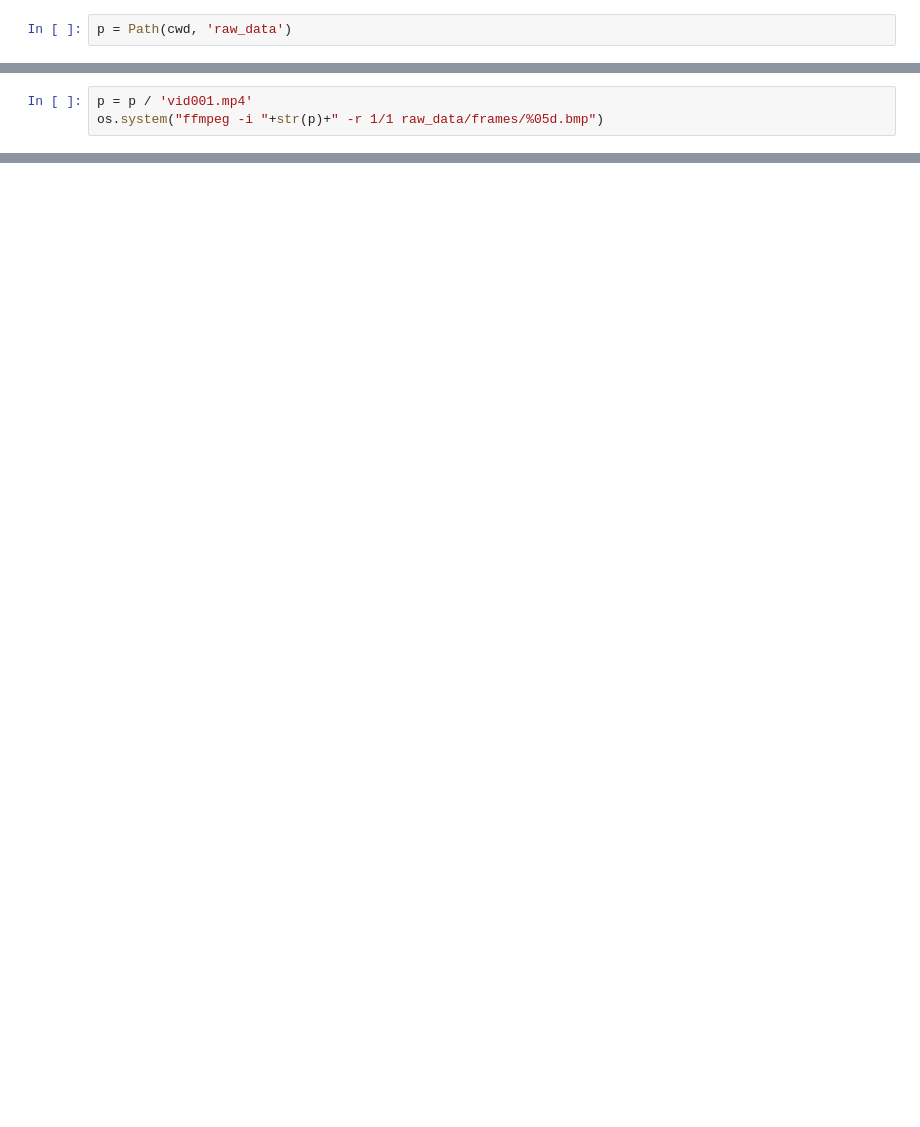
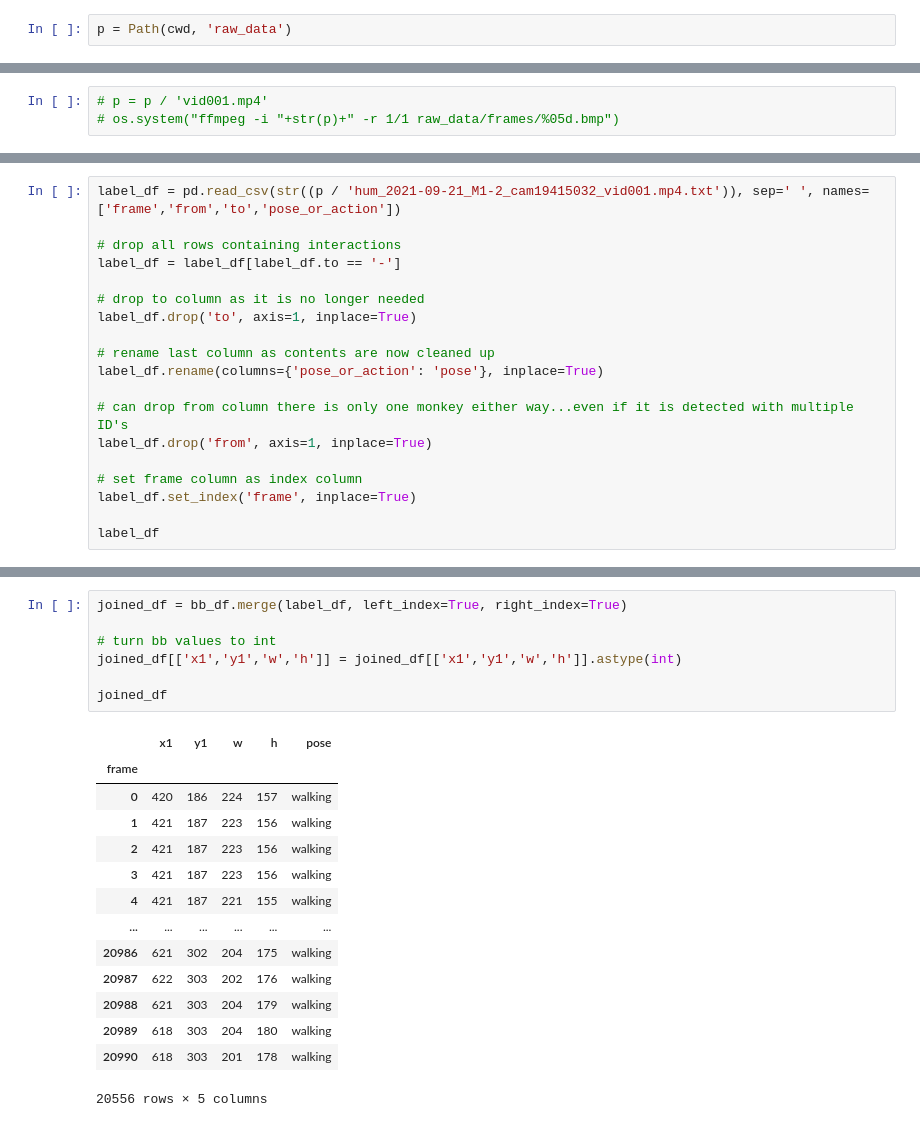
Before and after one commit to mnuske/monkey-pose-classification, a Jupyter notebook: data_preprocess.ipynb, the cells around one changed output, grey strips where cells are left out. Saved outputs shown, nothing was run; the diff lists cells and outputs as text; blank space fills up the shorter version.

```diff
--- a/data_preprocess.ipynb
+++ b/data_preprocess.ipynb
@@ -8,3 +26,3 @@ p = Path(cwd, 'raw_data')
 # %%
-p = p / 'vid001.mp4'
-os.system("ffmpeg -i "+str(p)+" -r 1/1 raw_data/frames/%05d.bmp")
+# p = p / 'vid001.mp4'
+# os.system("ffmpeg -i "+str(p)+" -r 1/1 raw_data/frames/%05d.bmp")
@@ -29,0 +84,19 @@ video:695824kB audio:0kB subtitle:0kB other streams:0kB global headers:0kB muxin
+# %%
+label_df = pd.read_csv(str((p / 'hum_2021-09-21_M1-2_cam19415032_vid001.mp4.txt')), sep=' ', names=['frame','from','to','pose_or_action'])
+
+# drop all rows containing interactions
+label_df = label_df[label_df.to == '-']
+
+# drop to column as it is no longer needed
+label_df.drop('to', axis=1, inplace=True)
+
+# rename last column as contents are now cleaned up
+label_df.rename(columns={'pose_or_action': 'pose'}, inplace=True)
+
+# can drop from column there is only one monkey either way...even if it is detected with multiple ID's
+label_df.drop('from', axis=1, inplace=True)
+
+# set frame column as index column
+label_df.set_index('frame', inplace=True)
+
+label_df
@@ -29,0 +133,22 @@ video:695824kB audio:0kB subtitle:0kB other streams:0kB global headers:0kB muxin
+# %%
+joined_df = bb_df.merge(label_df, left_index=True, right_index=True)
+
+# turn bb values to int
+joined_df[['x1','y1','w','h']] = joined_df[['x1','y1','w','h']].astype(int)
+
+joined_df
+# %% [output]
+|  | x1 | y1 | w | h | pose |
+| frame |  |  |  |  |  |
+| 0 | 420 | 186 | 224 | 157 | walking |
+| 1 | 421 | 187 | 223 | 156 | walking |
+| 2 | 421 | 187 | 223 | 156 | walking |
+| 3 | 421 | 187 | 223 | 156 | walking |
+| 4 | 421 | 187 | 221 | 155 | walking |
+| ... | ... | ... | ... | ... | ... |
+| 20986 | 621 | 302 | 204 | 175 | walking |
+| 20987 | 622 | 303 | 202 | 176 | walking |
+| 20988 | 621 | 303 | 204 | 179 | walking |
+| 20989 | 618 | 303 | 204 | 180 | walking |
+| 20990 | 618 | 303 | 201 | 178 | walking |
+20556 rows × 5 columns
```
Also changed, not shown: parts of 17 cells of this notebook, 1 other file.
